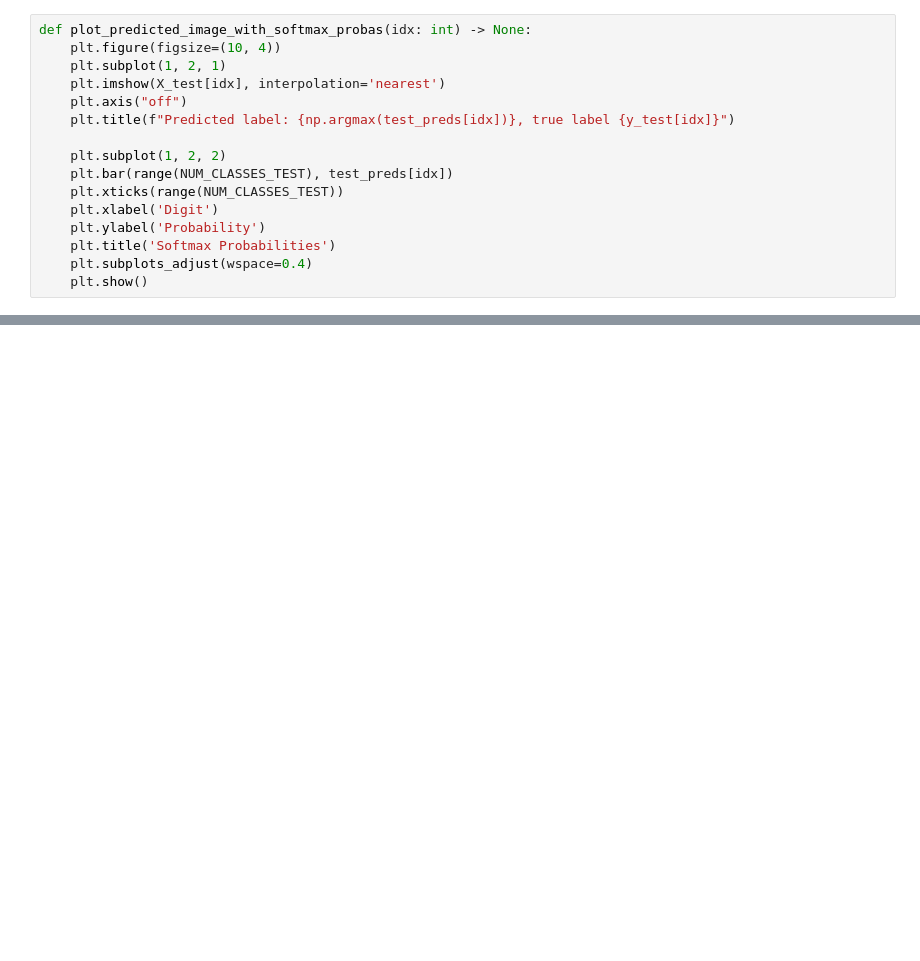
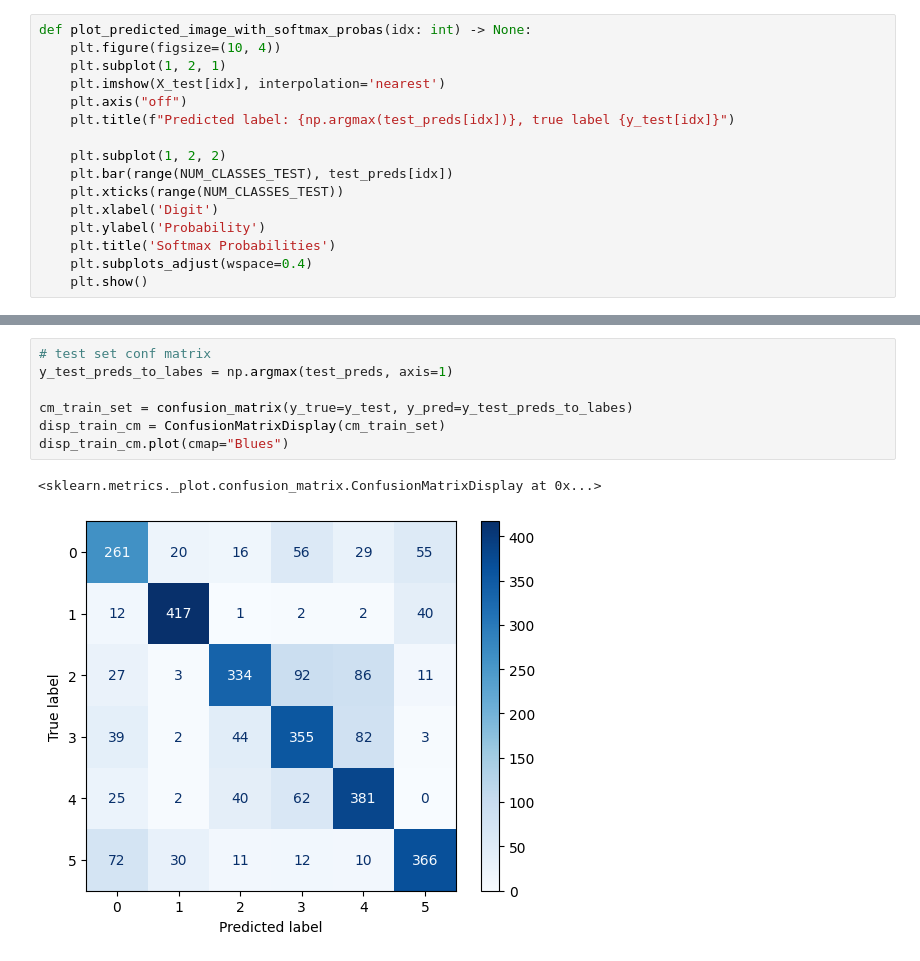
Before and after one commit to jancewicz/PJATK---Artificial-Intelligence-Postgraduate-Studies-, a Jupyter notebook: keras/openair-classifier/openair.ipynb, the cells around one changed output, grey strips where cells are left out. Drawn from its saved outputs; the diff is of its cells as text; blank space fills up the shorter version.

```diff
--- a/keras/openair-classifier/openair.ipynb
+++ b/keras/openair-classifier/openair.ipynb
@@ -252,0 +266,10 @@ plot_predicted_image_with_softmax_probas(third_rand_idx)
+# %%
+# test set conf matrix
+y_test_preds_to_labes = np.argmax(test_preds, axis=1)
+
+cm_train_set = confusion_matrix(y_true=y_test, y_pred=y_test_preds_to_labes)
+disp_train_cm = ConfusionMatrixDisplay(cm_train_set)
+disp_train_cm.plot(cmap="Blues")
+# %% [output]
+<sklearn.metrics._plot.confusion_matrix.ConfusionMatrixDisplay at 0x...>
+[figure, added]
```
Also changed, not shown: parts of 11 cells of this notebook.
